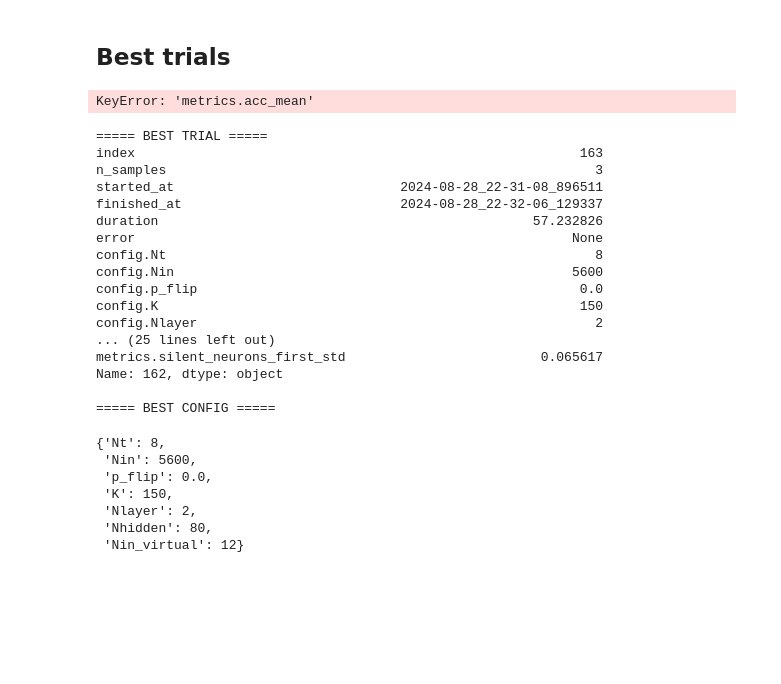
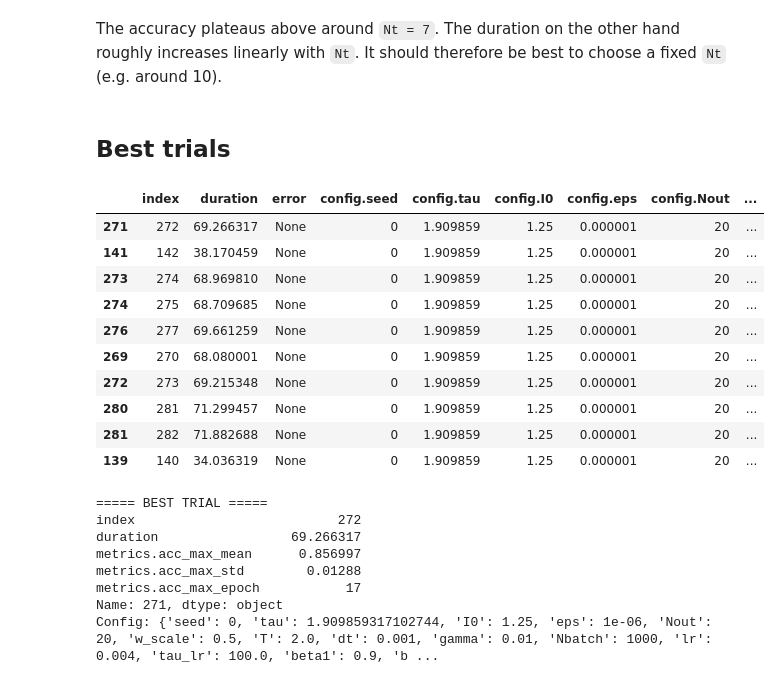
Before and after one commit to carlowenig/spikegd-carlo, a Jupyter notebook: experiments/heidelberg/analyze_grid_results.ipynb, the cells around one changed output. Drawn from its saved outputs; the diff is of its cells as text; code cells hidden in the pictures; blank space fills up the shorter version.

```diff
--- a/experiments/heidelberg/analyze_grid_results.ipynb
+++ b/experiments/heidelberg/analyze_grid_results.ipynb
@@ -128,43 +285,40 @@ AttributeError: '' is not a valid function for 'DataFrameGroupBy' object
+# %% [markdown]
+The accuracy plateaus above around `Nt = 7`. The duration on the other hand roughly increases linearly with `Nt`. It should therefore be best to choose a fixed `Nt` (e.g. around 10).
 # %% [markdown]
 ## Best trials
 # %%
-trials_df.sort_values("metrics.acc_mean", ascending=False).head(10)
+trials_df.sort_values("metrics.acc_max_mean", ascending=False).head(10)
 # %% [output]
-KeyError: 'metrics.acc_mean'
+|  | index | duration | error | config.seed | config.tau | config.I0 | config.eps | config.Nout | ... |
+| 271 | 272 | 69.266317 | None | 0 | 1.909859 | 1.25 | 0.000001 | 20 | ... |
+| 141 | 142 | 38.170459 | None | 0 | 1.909859 | 1.25 | 0.000001 | 20 | ... |
+| 273 | 274 | 68.969810 | None | 0 | 1.909859 | 1.25 | 0.000001 | 20 | ... |
+| 274 | 275 | 68.709685 | None | 0 | 1.909859 | 1.25 | 0.000001 | 20 | ... |
+| 276 | 277 | 69.661259 | None | 0 | 1.909859 | 1.25 | 0.000001 | 20 | ... |
+| 269 | 270 | 68.080001 | None | 0 | 1.909859 | 1.25 | 0.000001 | 20 | ... |
+| 272 | 273 | 69.215348 | None | 0 | 1.909859 | 1.25 | 0.000001 | 20 | ... |
+| 280 | 281 | 71.299457 | None | 0 | 1.909859 | 1.25 | 0.000001 | 20 | ... |
+| 281 | 282 | 71.882688 | None | 0 | 1.909859 | 1.25 | 0.000001 | 20 | ... |
+| 139 | 140 | 34.036319 | None | 0 | 1.909859 | 1.25 | 0.000001 | 20 | ... |
 # %%
-best_trial = trials_df.loc[trials_df["metrics.acc_mean"].idxmax()]
+best_trial = trials_df.loc[trials_df["metrics.acc_max_mean"].idxmax()]
 print("===== BEST TRIAL =====")
-print(best_trial)
-print()
-print("===== BEST CONFIG =====")
+print(best_trial[[
+    "index", "duration",
+    "metrics.acc_max_mean", "metrics.acc_max_std", "metrics.acc_max_epoch"
+]])
 best_config = {
-    k.removeprefix("config."): v.item()
+    k.removeprefix("config."): v.item() if isinstance(v, np.generic) else v
     for k, v in best_trial.items()
     if isinstance(k, str) and k.startswith("config.")
 }
-best_config
+print("Config:", best_config)
 # %% [output]
 ===== BEST TRIAL =====
-index                                                         163
-n_samples                                                       3
-started_at                             2024-08-28_22-31-08_896511
-finished_at                            2024-08-28_22-32-06_129337
-duration                                                57.232826
-error                                                        None
-config.Nt                                                       8
-config.Nin                                                   5600
-config.p_flip                                                 0.0
-config.K                                                      150
-config.Nlayer                                                   2
-... (25 lines left out)
-metrics.silent_neurons_first_std                         0.065617
-Name: 162, dtype: object
-
-===== BEST CONFIG =====
+index                          272
+duration                 69.266317
+metrics.acc_max_mean      0.856997
+metrics.acc_max_std        0.01288
+metrics.acc_max_epoch           17
+Name: 271, dtype: object
+Config: {'seed': 0, 'tau': 1.909859317102744, 'I0': 1.25, 'eps': 1e-06, 'Nout': 20, 'w_scale': 0.5, 'T': 2.0, 'dt': 0.001, 'gamma': 0.01, 'Nbatch': 1000, 'lr': 0.004, 'tau_lr': 100.0, 'beta1': 0.9, 'b ...
-{'Nt': 8,
- 'Nin': 5600,
- 'p_flip': 0.0,
- 'K': 150,
- 'Nlayer': 2,
- 'Nhidden': 80,
- 'Nin_virtual': 12}
```
Also changed, not shown: parts of 10 cells of this notebook.
